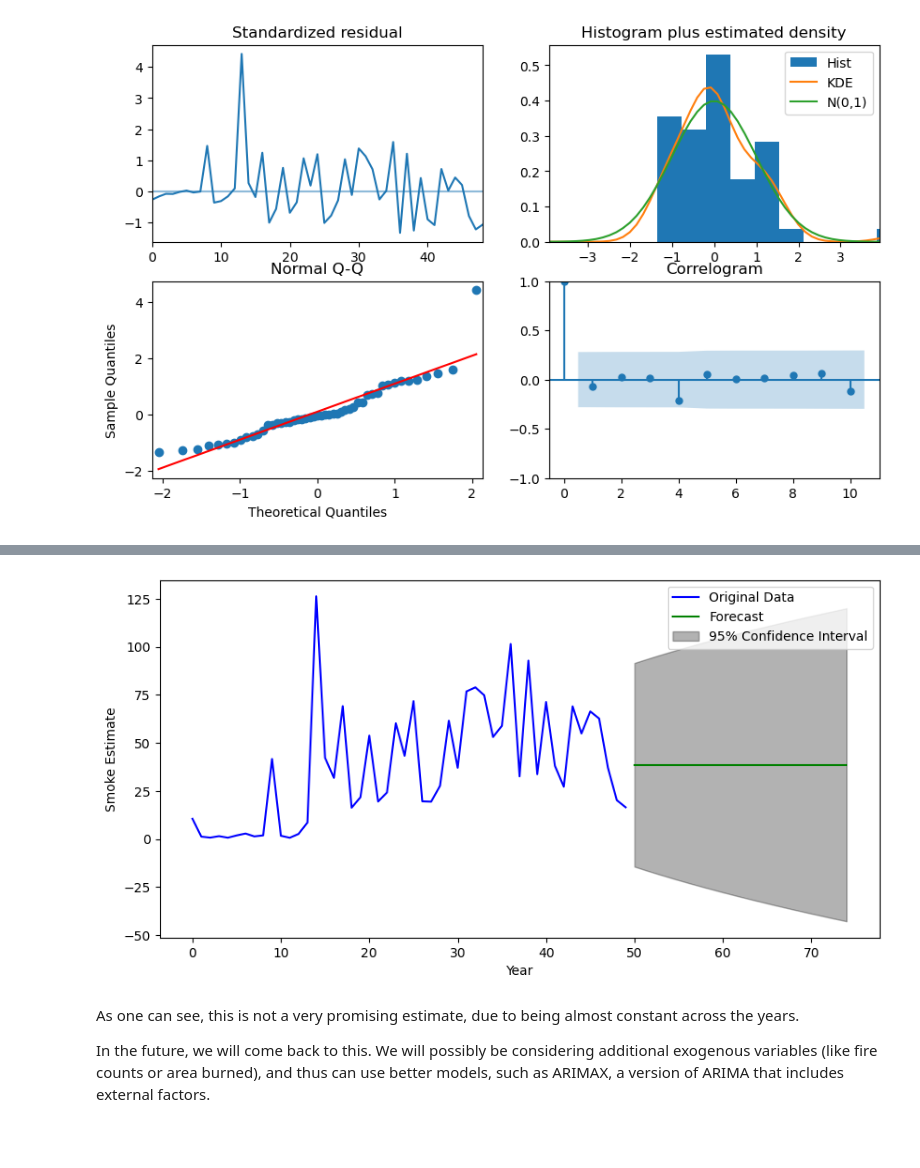
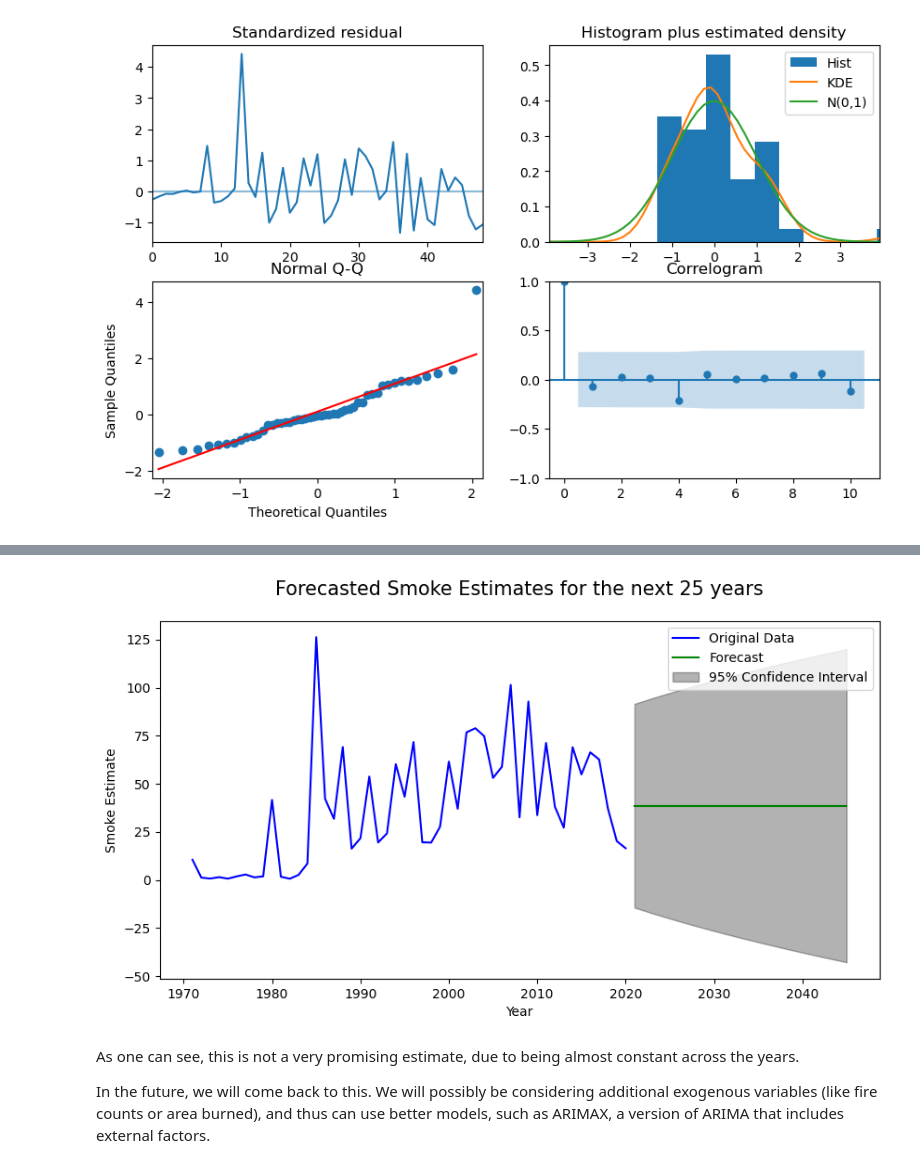
Before and after one commit to himanshunaidu/data512_project, a Jupyter notebook: wildfire_data_analysis.ipynb, the cells around one changed output, grey strips where cells are left out. Drawn from its saved outputs; the diff is of its cells as text; code cells hidden in the pictures; blank space fills up the shorter version.

```diff
--- a/wildfire_data_analysis.ipynb
+++ b/wildfire_data_analysis.ipynb
@@ -195,25 +204,27 @@ plt.show()
 # %%
 # Forecast future values for the next 25 years
 forecast, conf_int = ARIMA_model.predict(n_periods=25, return_conf_int=True)
 
 forecast_series = pd.Series(forecast)
+forecast_series.index = forecast_series.index + 1971
 lower_conf_int_series = pd.Series(conf_int[:, 0], index=forecast_series.index)
 upper_conf_int_series = pd.Series(conf_int[:, 1], index=forecast_series.index)
 
 # Plot forecast
 fig = plt.figure(figsize=(10,5))
-plt.plot(all_estimates_df[SMOKE_ESTIMATE_VALUE_COL_NEW], color='b', label = 'Original Data')
+plt.plot(all_estimates_df[SMOKE_ESTIMATE_YEAR_COL], all_estimates_df[SMOKE_ESTIMATE_VALUE_COL_NEW], color='b', label = 'Original Data')
 plt.plot(forecast_series, color='g', label = "Forecast")
 plt.xlabel("Year")
 plt.ylabel("Smoke Estimate")
 plt.fill_between(lower_conf_int_series.index,
                 lower_conf_int_series,
                 upper_conf_int_series,
                 color='k', alpha=.30 , label = "95% Confidence Interval")
+plt.title("Forecasted Smoke Estimates for the next 25 years", fontsize=15, pad=20)
 plt.legend(loc="upper right")
 plt.show()
 # %% [output]
-[figure, old version]
+[figure, new version]
 # %% [markdown]
 As one can see, this is not a very promising estimate, due to being almost constant across the years.
 
```
Also changed, not shown: parts of 1 cell of this notebook, 2 other files.
